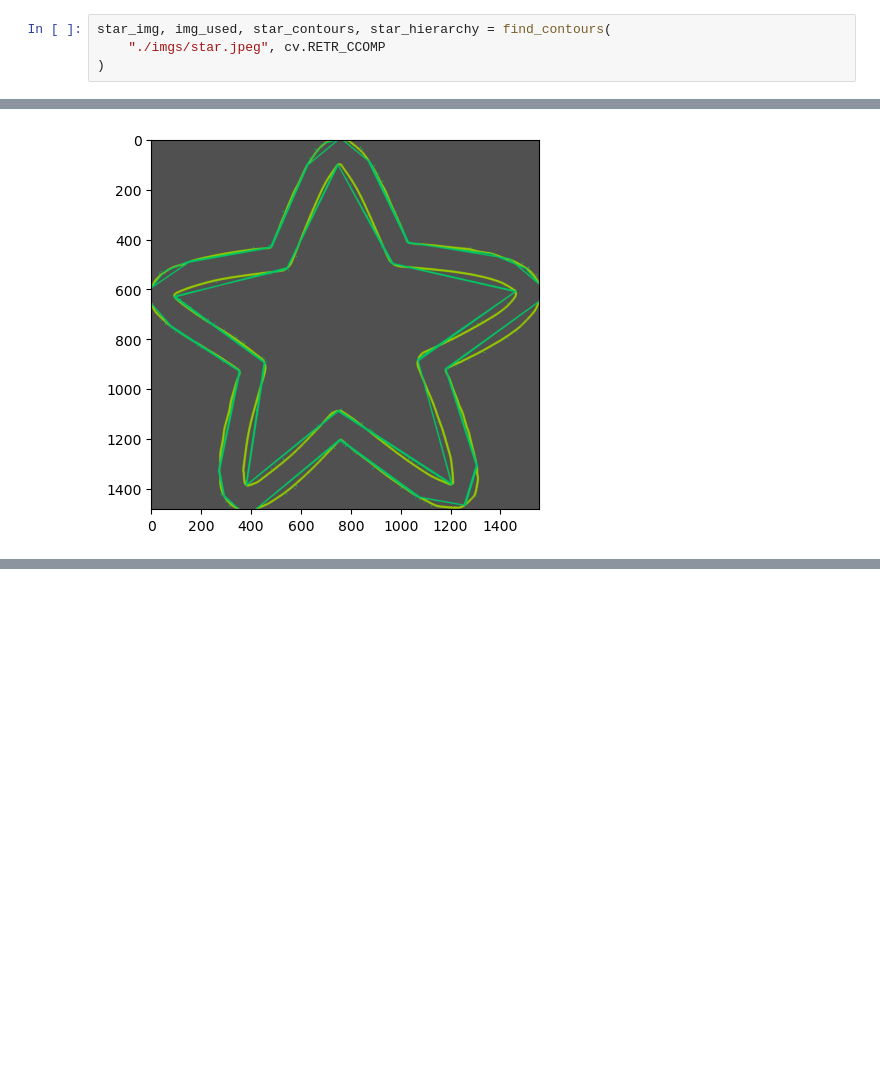
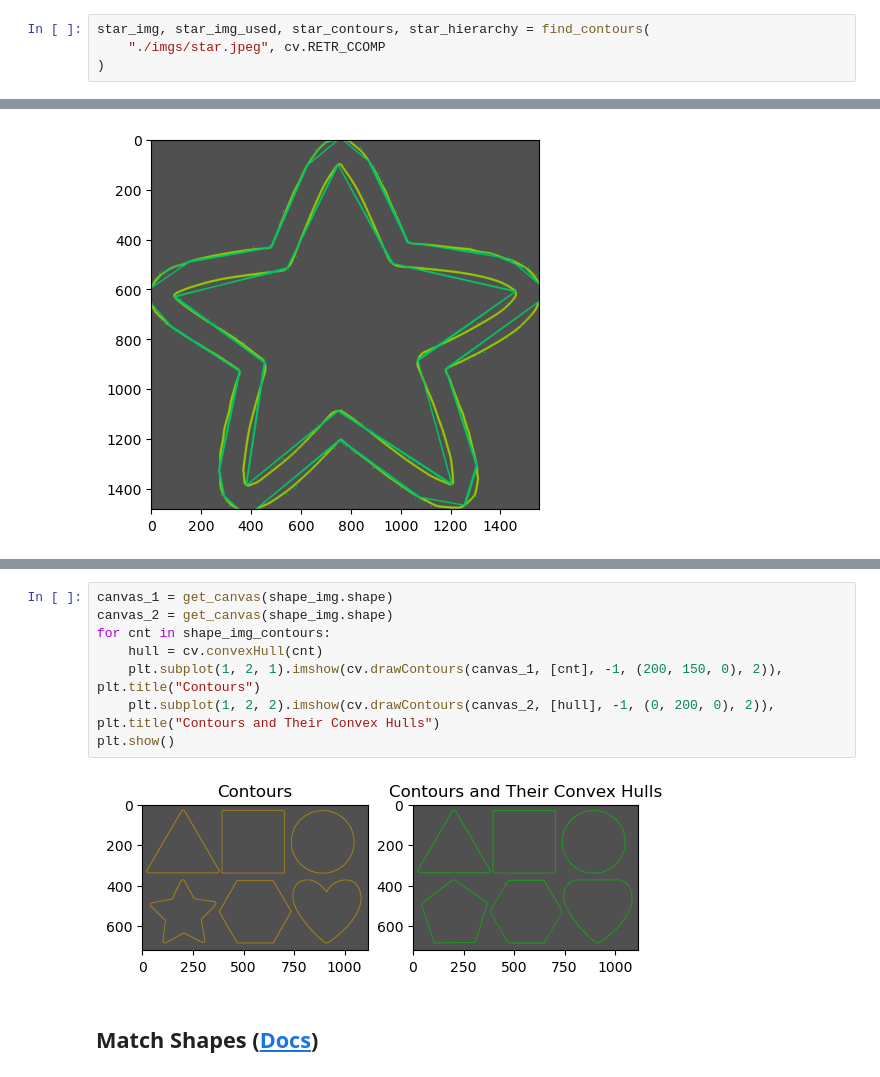
Before and after one commit to MaidulHasan/OpenCV_Basics, a Jupyter notebook: 08_contours_introduction.ipynb, the cells around one changed output, grey strips where cells are left out. Cells and saved outputs as stored; diff of their text form; blank space fills up the shorter version.

Commit message:
[sec] OpenCV_Basics/08_contours_introduction.ipynb: Add section - Convex Hull

```diff
--- a/08_contours_introduction.ipynb
+++ b/08_contours_introduction.ipynb
@@ -333,7 +331,7 @@ The purpose of the algorithm is, given a curve composed of line segments (which
 - epsilon: Parameter specifying the approximation accuracy. This is the maximum distance between the original curve and its approximation.
 - closed: If true, the approximated curve is closed (its first and last vertices are connected). Otherwise, it is not closed.
 # %%
-star_img, img_used, star_contours, star_hierarchy = find_contours(
+star_img, star_img_used, star_contours, star_hierarchy = find_contours(
     "./imgs/star.jpeg", cv.RETR_CCOMP
 )
 # %%
@@ -355,0 +367,12 @@ plt.imshow(canvas)
+# %%
+canvas_1 = get_canvas(shape_img.shape)
+canvas_2 = get_canvas(shape_img.shape)
+for cnt in shape_img_contours:
+    hull = cv.convexHull(cnt)
+    plt.subplot(1, 2, 1).imshow(cv.drawContours(canvas_1, [cnt], -1, (200, 150, 0), 2)), plt.title("Contours")
+    plt.subplot(1, 2, 2).imshow(cv.drawContours(canvas_2, [hull], -1, (0, 200, 0), 2)), plt.title("Contours and Their Convex Hulls")
+plt.show()
+# %% [output]
+[figure, added]
+# %% [markdown]
+## Match Shapes ([Docs](https://docs.opencv.org/4.x/d9/d8b/tutorial_py_contours_hierarchy.html))
```
Also changed, not shown: parts of 15 cells of this notebook, 1 other file.
